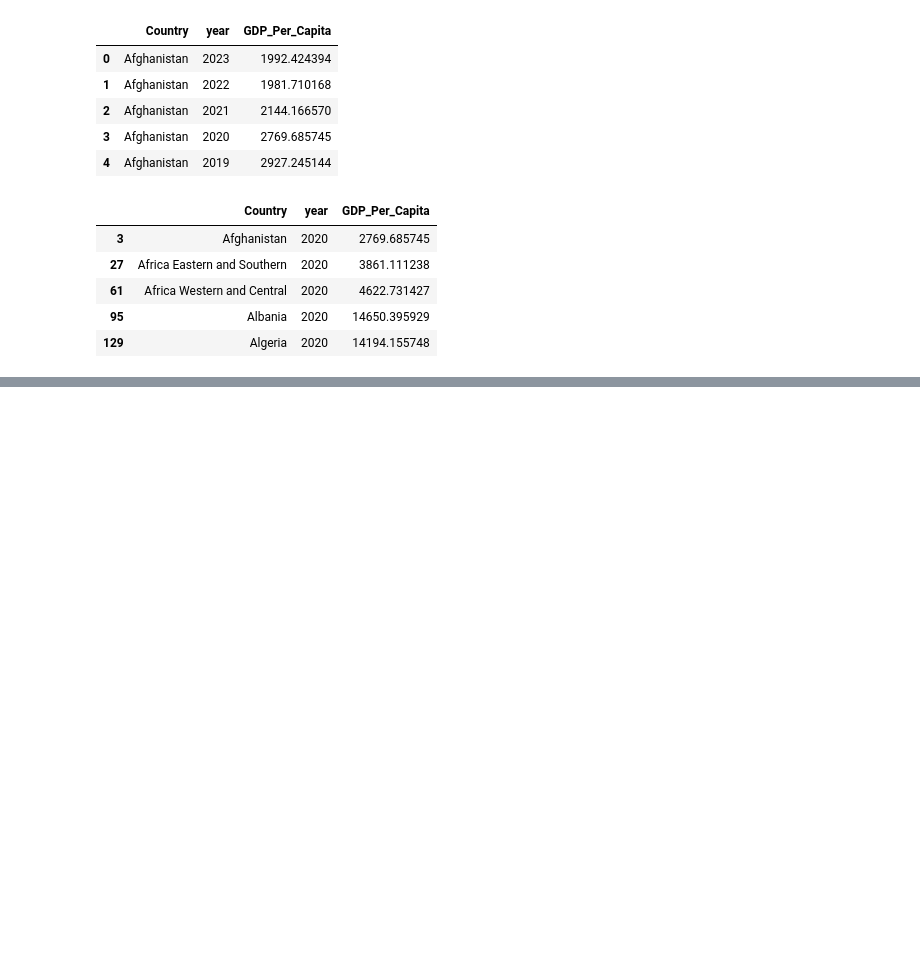
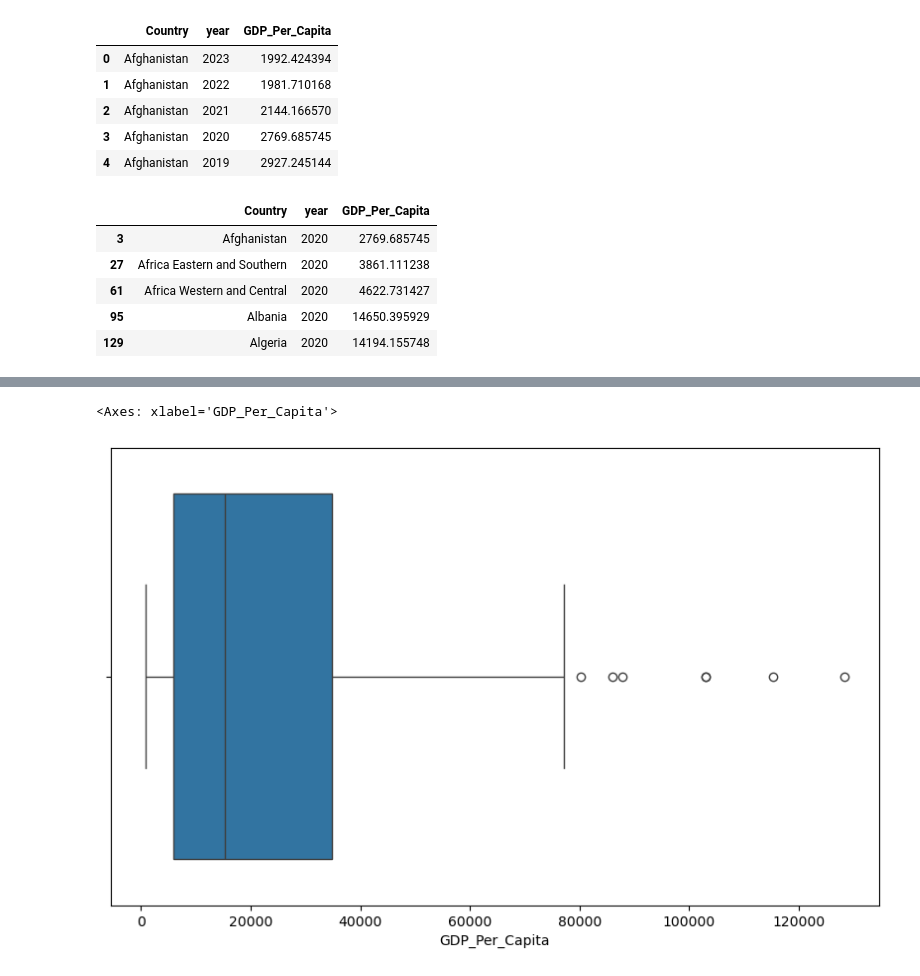
Before and after one commit to NSS-Full-Time-Data-Analytics-16/un-project-jyothigutiikonda, a Jupyter notebook: notebook/UN_Project.ipynb, the cells around one changed output, grey strips where cells are left out. Drawn from its saved outputs; the diff is of its cells as text; code cells hidden in the pictures; blank space fills up the shorter version.

```diff
--- a/notebook/UN_Project.ipynb
+++ b/notebook/UN_Project.ipynb
@@ -136,0 +206,6 @@ gdp_2020.head()
+# %%
+plt.figure(figsize = (10,6))
+sns.boxplot( data = gdp_2020,x = 'GDP_Per_Capita')
+# %% [output]
+<Axes: xlabel='GDP_Per_Capita'>
+[figure, added]
```
Also changed, not shown: parts of 13 cells of this notebook.
